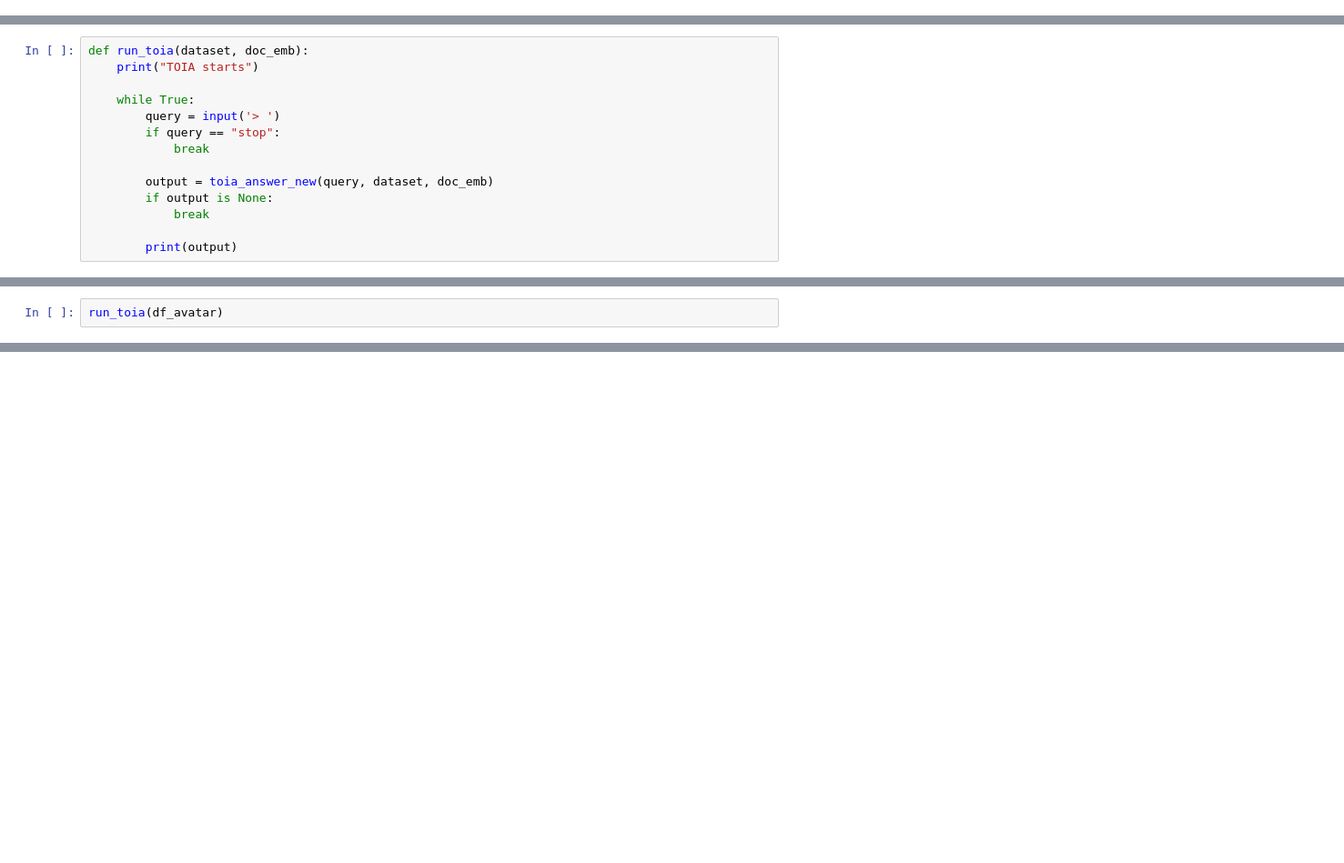
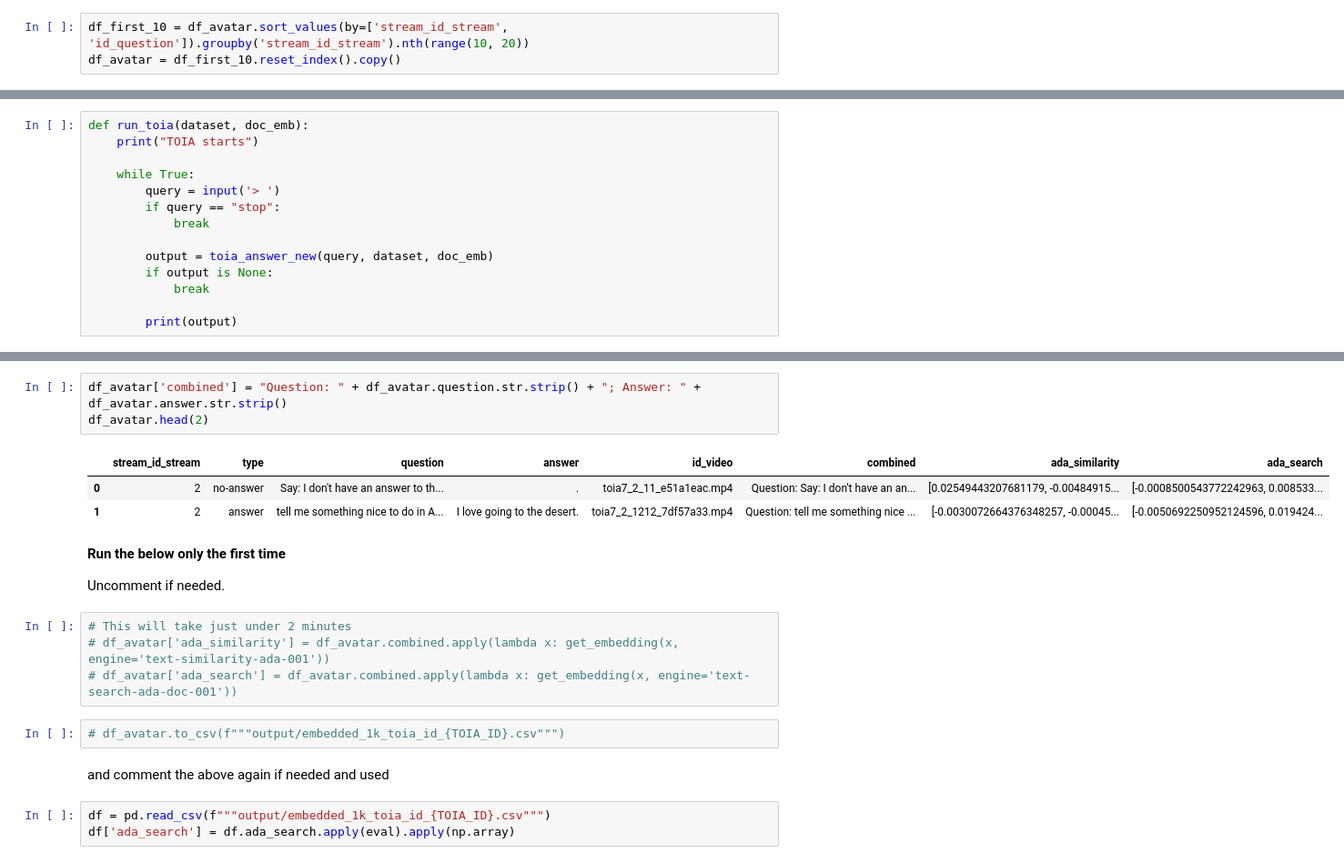
Before and after one commit to CAMeL-Lab/TOIA-2.0, a Jupyter notebook: server/toia-dm/notebooks/dm-dev.ipynb, the cells around one changed output, grey strips where cells are left out. Shown at 91% size. Drawn from its saved outputs; the diff is of its cells as text; blank space fills up the shorter version.

```diff
--- a/server/toia-dm/notebooks/dm-dev.ipynb
+++ b/server/toia-dm/notebooks/dm-dev.ipynb
@@ -73,0 +107,3 @@ df_avatar
+# %%
+df_first_10 = df_avatar.sort_values(by=['stream_id_stream', 'id_question']).groupby('stream_id_stream').nth(range(10, 20))
+df_avatar = df_first_10.reset_index().copy()
@@ -404,2 +398,0 @@ def run_toia(dataset):
-# %%
-run_toia(df_avatar)
@@ -503,0 +413,22 @@ for doc, score in doc_score_pairs[:5]:
+# %%
+df_avatar['combined'] = "Question: " + df_avatar.question.str.strip() + "; Answer: " + df_avatar.answer.str.strip()
+df_avatar.head(2)
+# %% [output]
+|  | stream_id_stream | type | question | answer | id_video | combined | ada_similarity | ada_search |
+| 0 | 2 | no-answer | Say: I don't have an answer to th... | . | toia7_2_11_e51a1eac.mp4 | Question: Say: I don't have an an... | [0.02549443207681179, -0.00484915... | [-0.0008500543772242963, 0.008533... |
+| 1 | 2 | answer | tell me something nice to do in A... | I love going to the desert. | toia7_2_1212_7df57a33.mp4 | Question: tell me something nice ... | [-0.0030072664376348257, -0.00045... | [-0.0050692250952124596, 0.019424... |
+# %% [markdown]
+**Run the below only the first time**
+
+Uncomment if needed.
+# %%
+# This will take just under 2 minutes
+# df_avatar['ada_similarity'] = df_avatar.combined.apply(lambda x: get_embedding(x, engine='text-similarity-ada-001'))
+# df_avatar['ada_search'] = df_avatar.combined.apply(lambda x: get_embedding(x, engine='text-search-ada-doc-001'))
+# %%
+# df_avatar.to_csv(f"""output/embedded_1k_toia_id_{TOIA_ID}.csv""")
+# %% [markdown]
+and comment the above again if needed and used
+# %%
+df = pd.read_csv(f"""output/embedded_1k_toia_id_{TOIA_ID}.csv""")
+df['ada_search'] = df.ada_search.apply(eval).apply(np.array)
```
Also changed, not shown: parts of 44 cells of this notebook.
